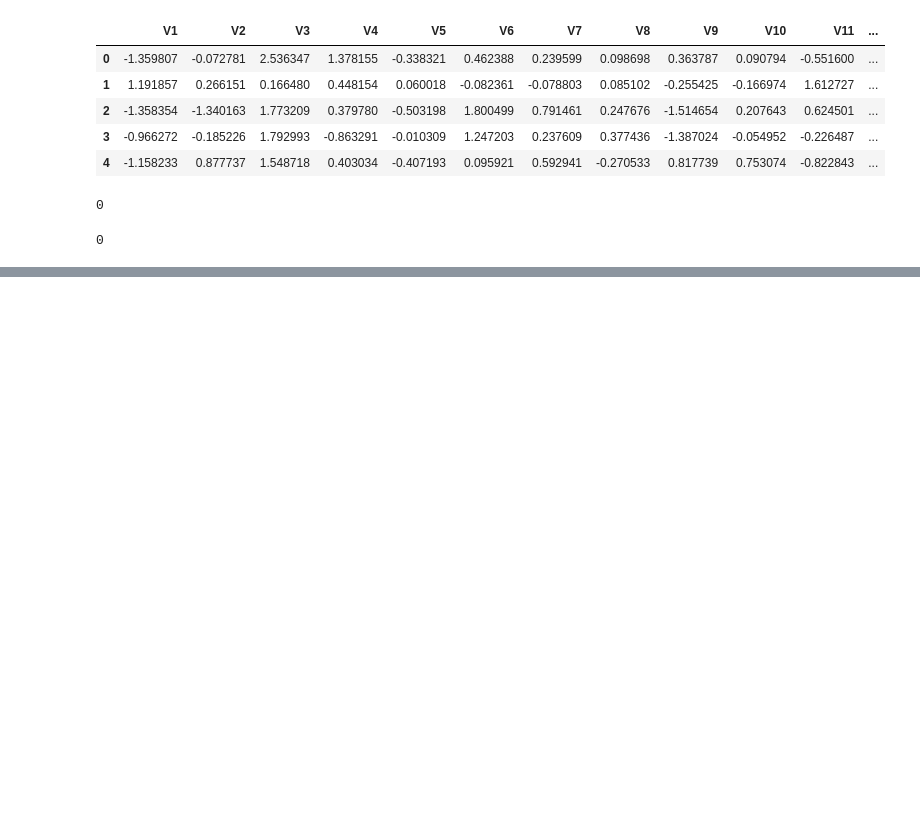
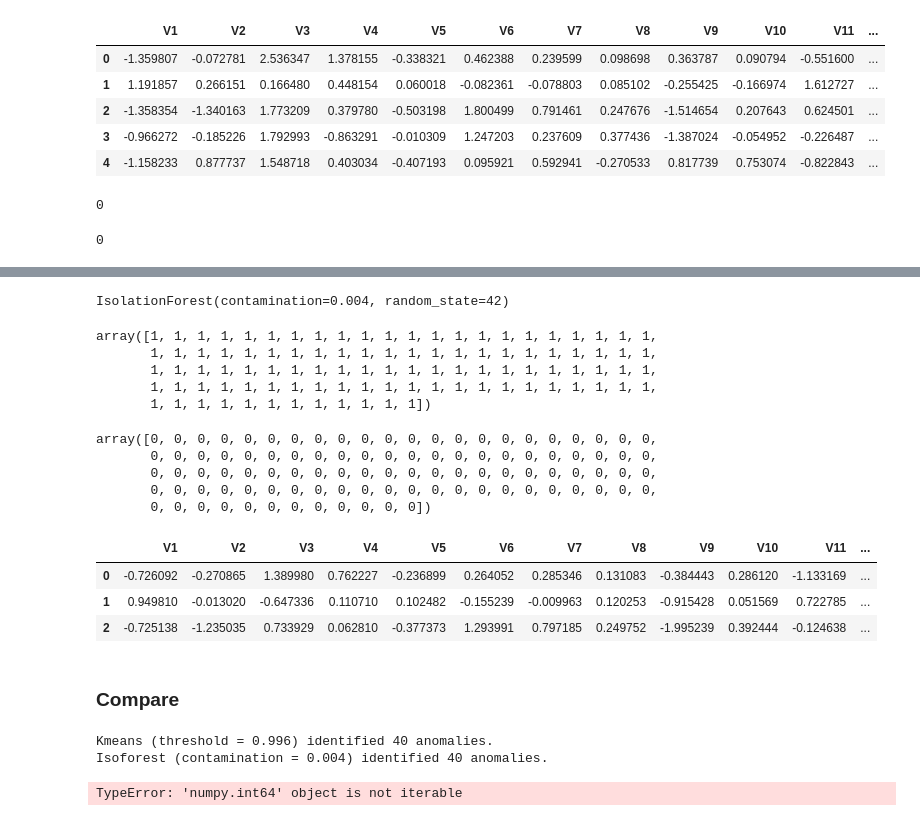
Before and after one commit to Gondram/Intermediate-Machine-Learning-Core, a Jupyter notebook: Anomaly Detection (Core).ipynb, the cells around one changed output, grey strips where cells are left out. Drawn from its saved outputs; the diff is of its cells as text; code cells hidden in the pictures; blank space fills up the shorter version.

```diff
--- a/Anomaly Detection (Core).ipynb
+++ b/Anomaly Detection (Core).ipynb
@@ -60,0 +161,47 @@ kmeans.fit(scaled_df)
+# %%
+iso_004 = IsolationForest(contamination=0.004, random_state = 42)
+# fit the model using .values to avoid a warning
+iso_004.fit(scaled_df.values)
+# %% [output]
+IsolationForest(contamination=0.004, random_state=42)
+# %%
+predictions = iso_004.predict(scaled_df.values)
+predictions[:100]
+# %% [output]
+array([1, 1, 1, 1, 1, 1, 1, 1, 1, 1, 1, 1, 1, 1, 1, 1, 1, 1, 1, 1, 1, 1,
+       1, 1, 1, 1, 1, 1, 1, 1, 1, 1, 1, 1, 1, 1, 1, 1, 1, 1, 1, 1, 1, 1,
+       1, 1, 1, 1, 1, 1, 1, 1, 1, 1, 1, 1, 1, 1, 1, 1, 1, 1, 1, 1, 1, 1,
+       1, 1, 1, 1, 1, 1, 1, 1, 1, 1, 1, 1, 1, 1, 1, 1, 1, 1, 1, 1, 1, 1,
+       1, 1, 1, 1, 1, 1, 1, 1, 1, 1, 1, 1])
+# %%
+predictions[predictions ==1] = 0
+predictions[predictions ==-1] = 1
+predictions[:100]
+# %% [output]
+array([0, 0, 0, 0, 0, 0, 0, 0, 0, 0, 0, 0, 0, 0, 0, 0, 0, 0, 0, 0, 0, 0,
+       0, 0, 0, 0, 0, 0, 0, 0, 0, 0, 0, 0, 0, 0, 0, 0, 0, 0, 0, 0, 0, 0,
+       0, 0, 0, 0, 0, 0, 0, 0, 0, 0, 0, 0, 0, 0, 0, 0, 0, 0, 0, 0, 0, 0,
+       0, 0, 0, 0, 0, 0, 0, 0, 0, 0, 0, 0, 0, 0, 0, 0, 0, 0, 0, 0, 0, 0,
+       0, 0, 0, 0, 0, 0, 0, 0, 0, 0, 0, 0])
+# %%
+df['anomaly-iso_004'] = predictions
+df.head(3)
+# %% [output]
+|  | V1 | V2 | V3 | V4 | V5 | V6 | V7 | V8 | V9 | V10 | V11 | ... |
+| 0 | -0.726092 | -0.270865 | 1.389980 | 0.762227 | -0.236899 | 0.264052 | 0.285346 | 0.131083 | -0.384443 | 0.286120 | -1.133169 | ... |
+| 1 | 0.949810 | -0.013020 | -0.647336 | 0.110710 | 0.102482 | -0.155239 | -0.009963 | 0.120253 | -0.915428 | 0.051569 | 0.722785 | ... |
+| 2 | -0.725138 | -1.235035 | 0.733929 | 0.062810 | -0.377373 | 1.293991 | 0.797185 | 0.249752 | -1.995239 | 0.392444 | -0.124638 | ... |
+# %% [markdown]
+### Compare
+# %%
+kmeans_anomalies = df['anomaly-kmeans'].sum()
+print(f'Kmeans (threshold = 0.996) identified {kmeans_anomalies} anomalies.')
+isoforest_anomalies = df['anomaly-iso_004'].sum()
+print(f'Isoforest (contamination = 0.004) identified {isoforest_anomalies} anomalies.')
+# %% [output]
+Kmeans (threshold = 0.996) identified 40 anomalies.
+Isoforest (contamination = 0.004) identified 40 anomalies.
+# %%
+both = [a for a in isoforest_anomalies if a in kmeans_anomalies]
+# %% [output]
+TypeError: 'numpy.int64' object is not iterable
```
Also changed, not shown: parts of 16 cells of this notebook.
